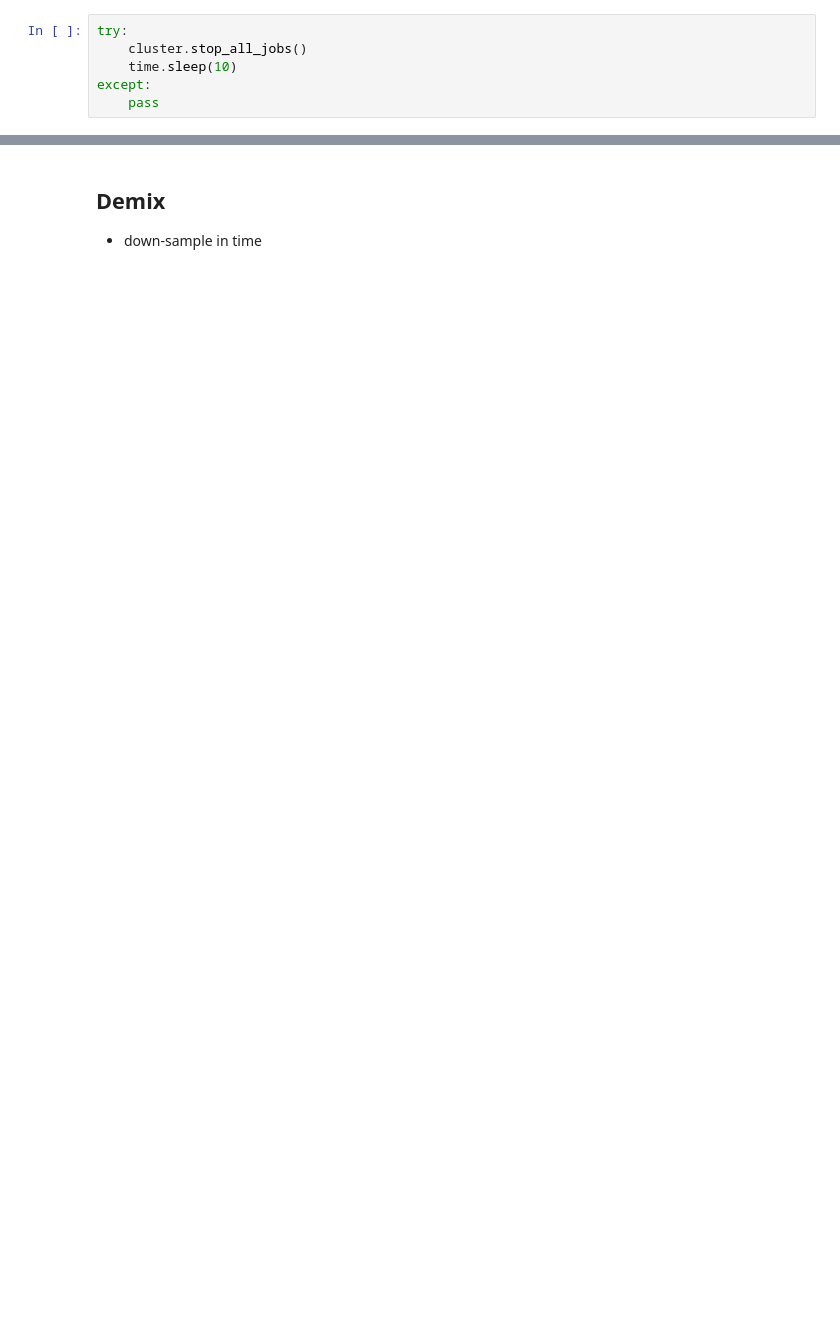
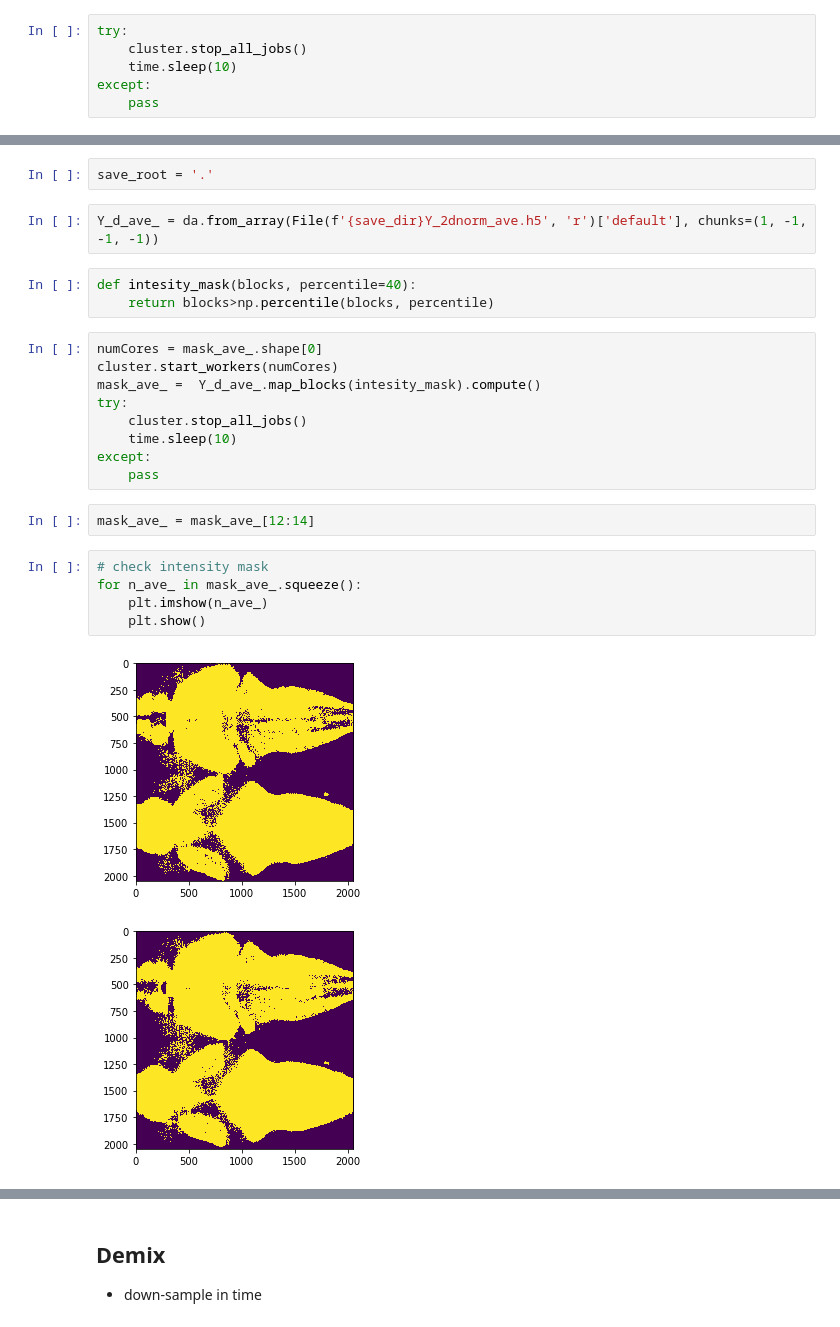
Before and after one commit to zqwei/Glia_analysis, a Jupyter notebook: Notebooks/Test_for_pipeline.ipynb, the cells around one changed output, grey strips where cells are left out. Saved outputs shown, nothing was run; the diff lists cells and outputs as text; blank space fills up the shorter version.

Commit message:
add mask cropping function before demix

```diff
--- a/Notebooks/Test_for_pipeline.ipynb
+++ b/Notebooks/Test_for_pipeline.ipynb
@@ -175,0 +174,26 @@ Y_svd.to_zarr('local_pca_data.zarr')
+# %%
+save_root = '.'
+# %%
+Y_d_ave_ = da.from_array(File(f'{save_dir}Y_2dnorm_ave.h5', 'r')['default'], chunks=(1, -1, -1, -1))
+# %%
+def intesity_mask(blocks, percentile=40):
+    return blocks>np.percentile(blocks, percentile)
+# %%
+numCores = mask_ave_.shape[0]
+cluster.start_workers(numCores)
+mask_ave_ =  Y_d_ave_.map_blocks(intesity_mask).compute()
+try:
+    cluster.stop_all_jobs()
+    time.sleep(10)
+except:
+    pass
+# %%
+mask_ave_ = mask_ave_[12:14]
+# %%
+# check intensity mask
+for n_ave_ in mask_ave_.squeeze():
+    plt.imshow(n_ave_)
+    plt.show()
+# %% [output]
+[figure, added]
+[figure, added]
```
Also changed, not shown: parts of 27 cells of this notebook.
